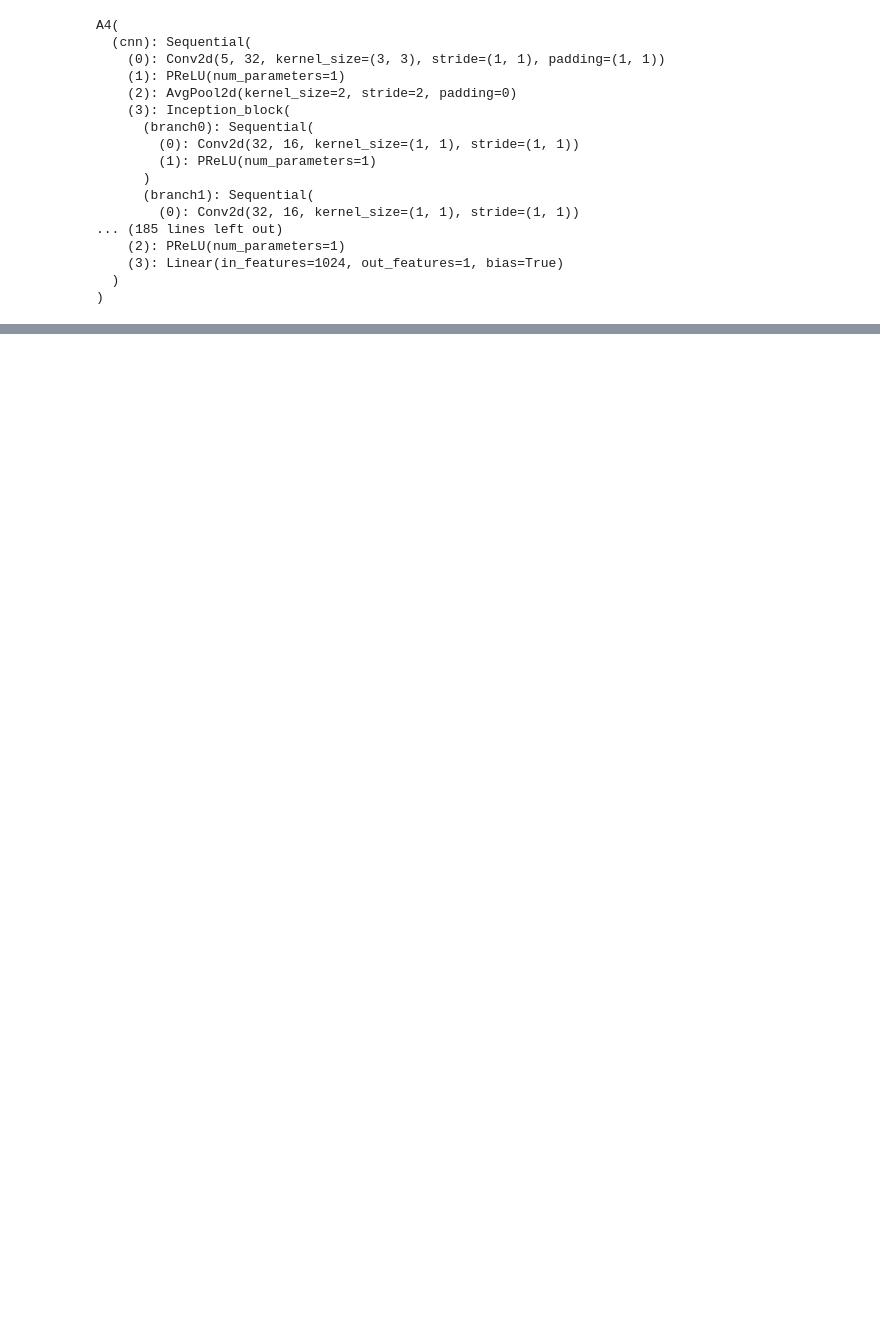
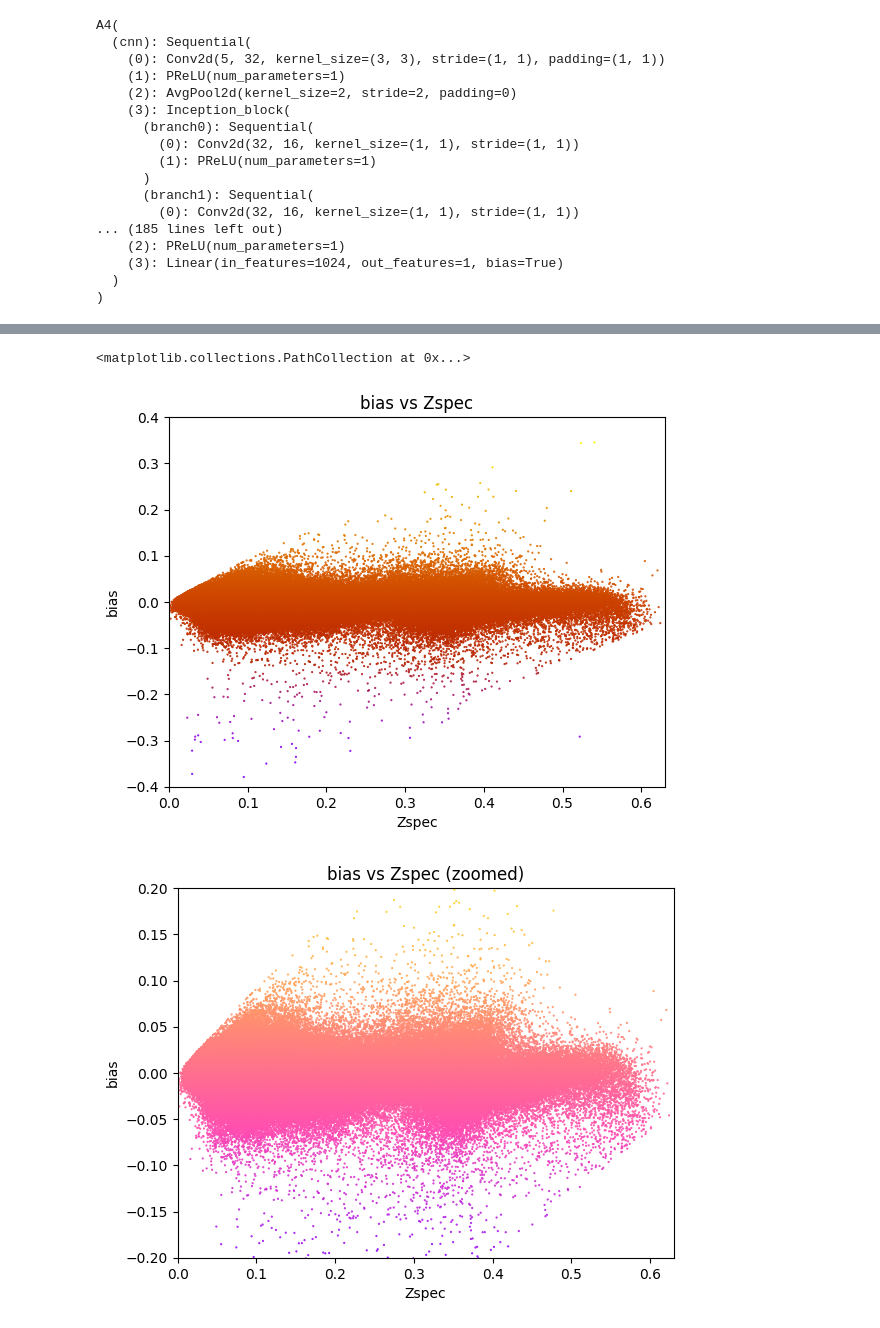
Before and after one commit to 1ArgoS1/PhotoZ, a Jupyter notebook: Data_Analysis.ipynb, the cells around one changed output, grey strips where cells are left out. Saved outputs shown, nothing was run; the diff lists cells and outputs as text; code cells hidden in the pictures; blank space fills up the shorter version.

```diff
--- a/Data_Analysis.ipynb
+++ b/Data_Analysis.ipynb
@@ -266,0 +273,22 @@ plt.legend(["", "average"])
+# %%
+#Plot bias vs zspec
+bias_new = [(z1[i]-z2[i])/(1+z1[i]) for i in range(len(z1))]
+plt.figure()
+plt.title("bias vs Zspec")
+plt.xlabel("Zspec")
+plt.ylabel("bias")
+plt.xlim([0,0.63])
+plt.ylim([-0.4,0.4])
+plt.scatter(z1,bias_new,c=bias_new,cmap='gnuplot',s=0.3)
+
+plt.figure()
+plt.title("bias vs Zspec (zoomed)")
+plt.xlabel("Zspec")
+plt.ylabel("bias")
+plt.xlim([0,0.63])
+plt.ylim([-0.2,0.2])
+plt.scatter(z1,bias_new,c=bias_new,cmap='gnuplot2',s=0.3)
+# %% [output]
+<matplotlib.collections.PathCollection at 0x...>
+[figure, added]
+[figure, added]
```
Also changed, not shown: parts of 9 cells of this notebook, 1 other file.
